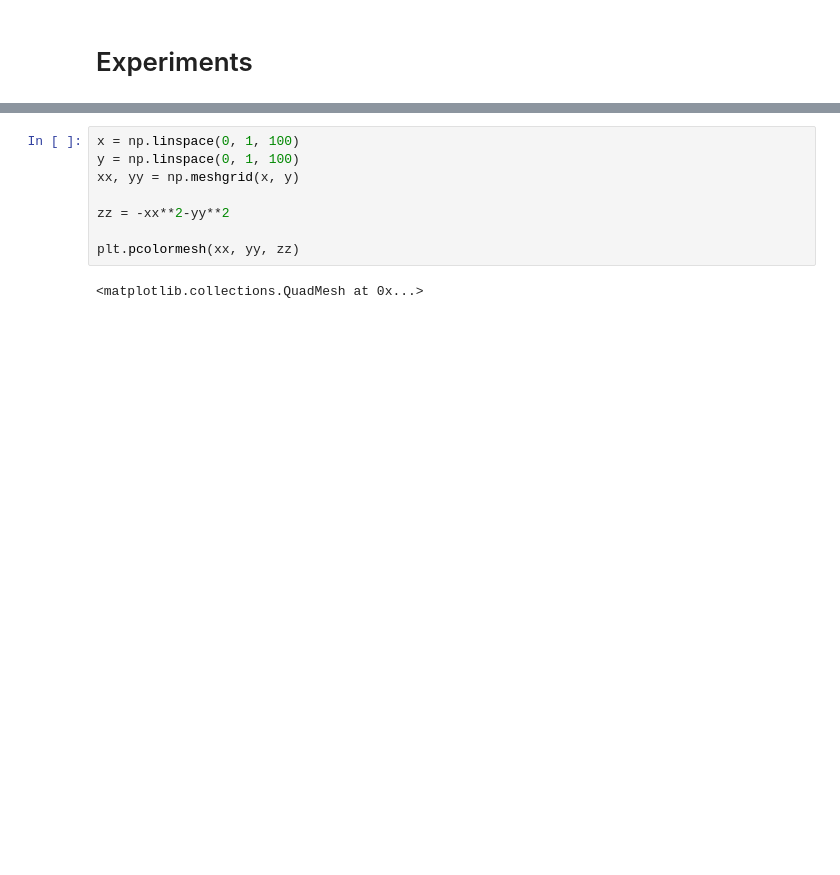
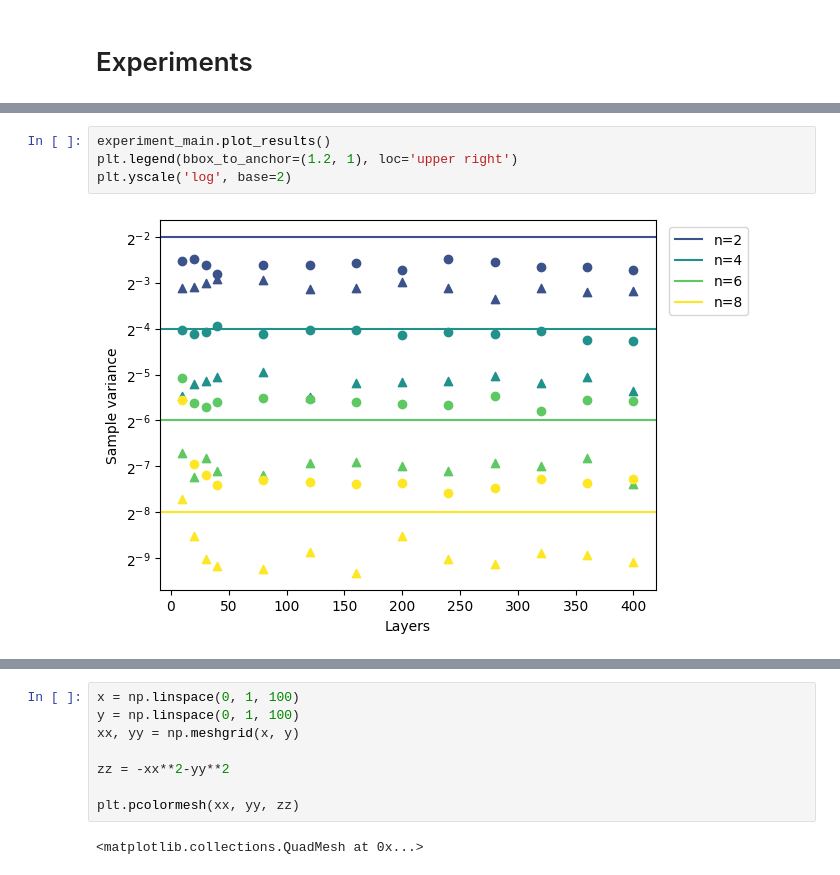
Before and after one commit to idnm/barren_traps, a Jupyter notebook: barren_traps.ipynb, the cells around one changed output, grey strips where cells are left out. Drawn from its saved outputs; the diff is of its cells as text; blank space fills up the shorter version.

```diff
--- a/barren_traps.ipynb
+++ b/barren_traps.ipynb
@@ -247,0 +310,6 @@ list(range(10, 40, 10)) + list(range(40, 400+1, 40))
+# %%
+experiment_main.plot_results()
+plt.legend(bbox_to_anchor=(1.2, 1), loc='upper right')
+plt.yscale('log', base=2)
+# %% [output]
+[figure, added]
```
Also changed, not shown: parts of 12 cells of this notebook.
